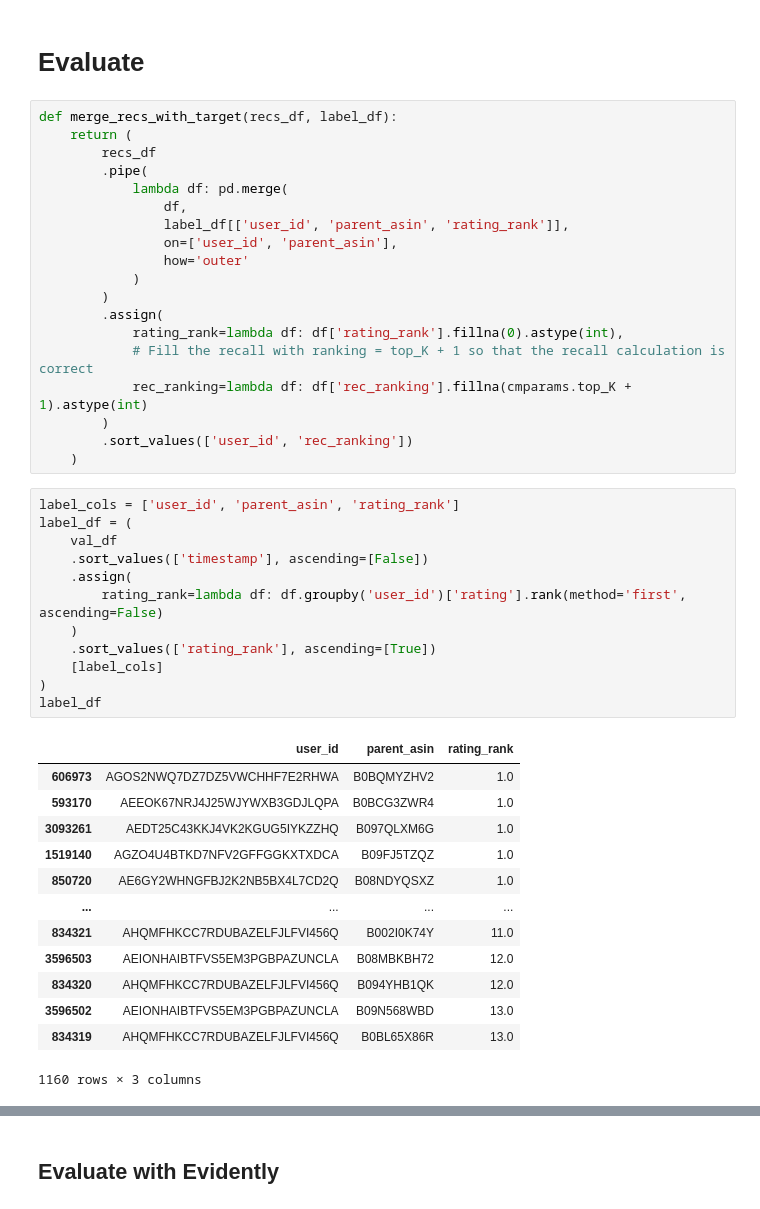
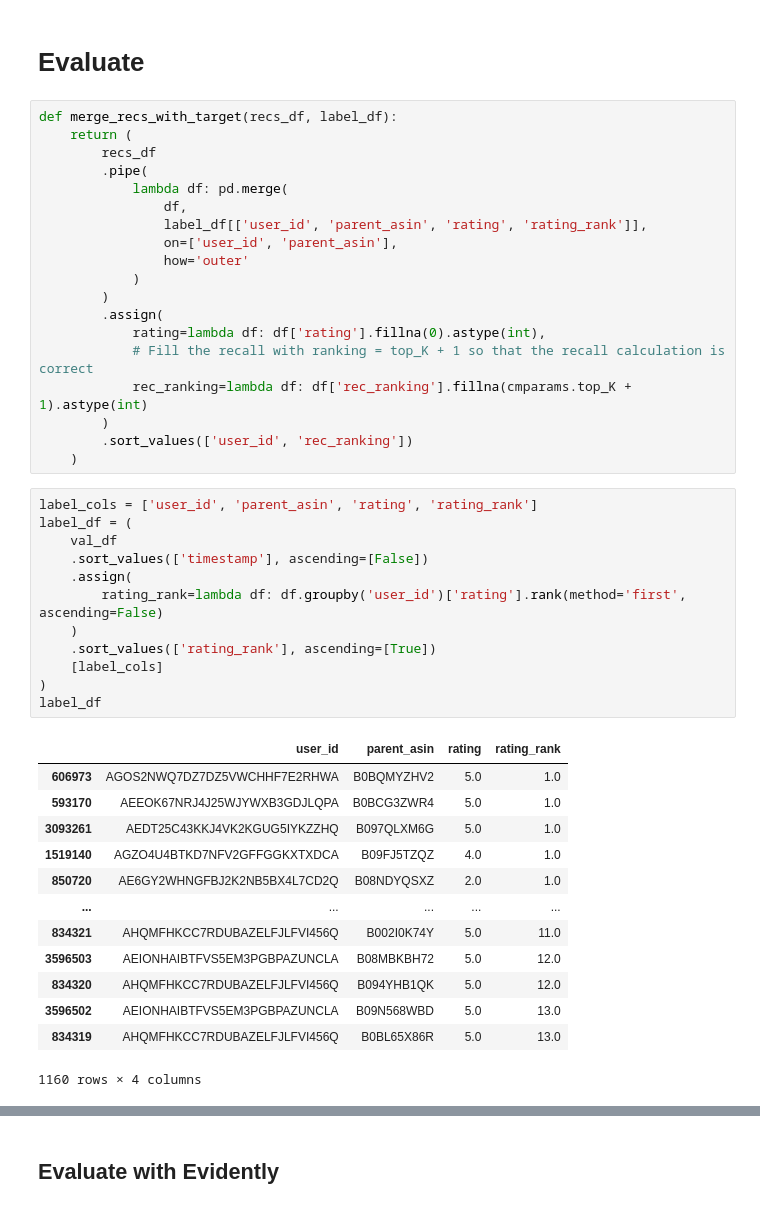
Before and after one commit to dvquy13/fsds-recsys, a Jupyter notebook: notebooks/006-l3-mvp-ranking-pairwise-losst.ipynb, the cells around one changed output, grey strips where cells are left out. Saved outputs shown, nothing was run; the diff lists cells and outputs as text.

```diff
--- a/notebooks/006-l3-mvp-ranking-pairwise-losst.ipynb
+++ b/notebooks/006-l3-mvp-ranking-pairwise-losst.ipynb
@@ -768,44 +815,44 @@ def merge_recs_with_target(recs_df, label_df):
         .pipe(
             lambda df: pd.merge(
                 df,
-                label_df[['user_id', 'parent_asin', 'rating_rank']],
+                label_df[['user_id', 'parent_asin', 'rating', 'rating_rank']],
                 on=['user_id', 'parent_asin'],
                 how='outer'
             )
         )
         .assign(
-            rating_rank=lambda df: df['rating_rank'].fillna(0).astype(int),
+            rating=lambda df: df['rating'].fillna(0).astype(int),
             # Fill the recall with ranking = top_K + 1 so that the recall calculation is correct
             rec_ranking=lambda df: df['rec_ranking'].fillna(cmparams.top_K + 1).astype(int)
         )
         .sort_values(['user_id', 'rec_ranking'])
     )
 # %%
-label_cols = ['user_id', 'parent_asin', 'rating_rank']
+label_cols = ['user_id', 'parent_asin', 'rating', 'rating_rank']
 label_df = (
     val_df
     .sort_values(['timestamp'], ascending=[False])
     .assign(
         rating_rank=lambda df: df.groupby('user_id')['rating'].rank(method='first', ascending=False)
     )
     .sort_values(['rating_rank'], ascending=[True])
     [label_cols]
 )
 label_df
 # %% [output]
-|  | user_id | parent_asin | rating_rank |
-| 606973 | AGOS2NWQ7DZ7DZ5VWCHHF7E2RHWA | B0BQMYZHV2 | 1.0 |
-| 593170 | AEEOK67NRJ4J25WJYWXB3GDJLQPA | B0BCG3ZWR4 | 1.0 |
-| 3093261 | AEDT25C43KKJ4VK2KGUG5IYKZZHQ | B097QLXM6G | 1.0 |
-| 1519140 | AGZO4U4BTKD7NFV2GFFGGKXTXDCA | B09FJ5TZQZ | 1.0 |
-| 850720 | AE6GY2WHNGFBJ2K2NB5BX4L7CD2Q | B08NDYQSXZ | 1.0 |
-| ... | ... | ... | ... |
-| 834321 | AHQMFHKCC7RDUBAZELFJLFVI456Q | B002I0K74Y | 11.0 |
-| 3596503 | AEIONHAIBTFVS5EM3PGBPAZUNCLA | B08MBKBH72 | 12.0 |
-| 834320 | AHQMFHKCC7RDUBAZELFJLFVI456Q | B094YHB1QK | 12.0 |
-| 3596502 | AEIONHAIBTFVS5EM3PGBPAZUNCLA | B09N568WBD | 13.0 |
-| 834319 | AHQMFHKCC7RDUBAZELFJLFVI456Q | B0BL65X86R | 13.0 |
+|  | user_id | parent_asin | rating | rating_rank |
+| 606973 | AGOS2NWQ7DZ7DZ5VWCHHF7E2RHWA | B0BQMYZHV2 | 5.0 | 1.0 |
+| 593170 | AEEOK67NRJ4J25WJYWXB3GDJLQPA | B0BCG3ZWR4 | 5.0 | 1.0 |
+| 3093261 | AEDT25C43KKJ4VK2KGUG5IYKZZHQ | B097QLXM6G | 5.0 | 1.0 |
+| 1519140 | AGZO4U4BTKD7NFV2GFFGGKXTXDCA | B09FJ5TZQZ | 4.0 | 1.0 |
+| 850720 | AE6GY2WHNGFBJ2K2NB5BX4L7CD2Q | B08NDYQSXZ | 2.0 | 1.0 |
+| ... | ... | ... | ... | ... |
+| 834321 | AHQMFHKCC7RDUBAZELFJLFVI456Q | B002I0K74Y | 5.0 | 11.0 |
+| 3596503 | AEIONHAIBTFVS5EM3PGBPAZUNCLA | B08MBKBH72 | 5.0 | 12.0 |
+| 834320 | AHQMFHKCC7RDUBAZELFJLFVI456Q | B094YHB1QK | 5.0 | 12.0 |
+| 3596502 | AEIONHAIBTFVS5EM3PGBPAZUNCLA | B09N568WBD | 5.0 | 13.0 |
+| 834319 | AHQMFHKCC7RDUBAZELFJLFVI456Q | B0BL65X86R | 5.0 | 13.0 |
-1160 rows × 3 columns
+1160 rows × 4 columns
 # %%
 reranking_recs_target = merge_recs_with_target(reranking_recs_df, label_df)
 reranking_recs_target
```
Also changed, not shown: parts of 14 cells of this notebook, 1 other file.
